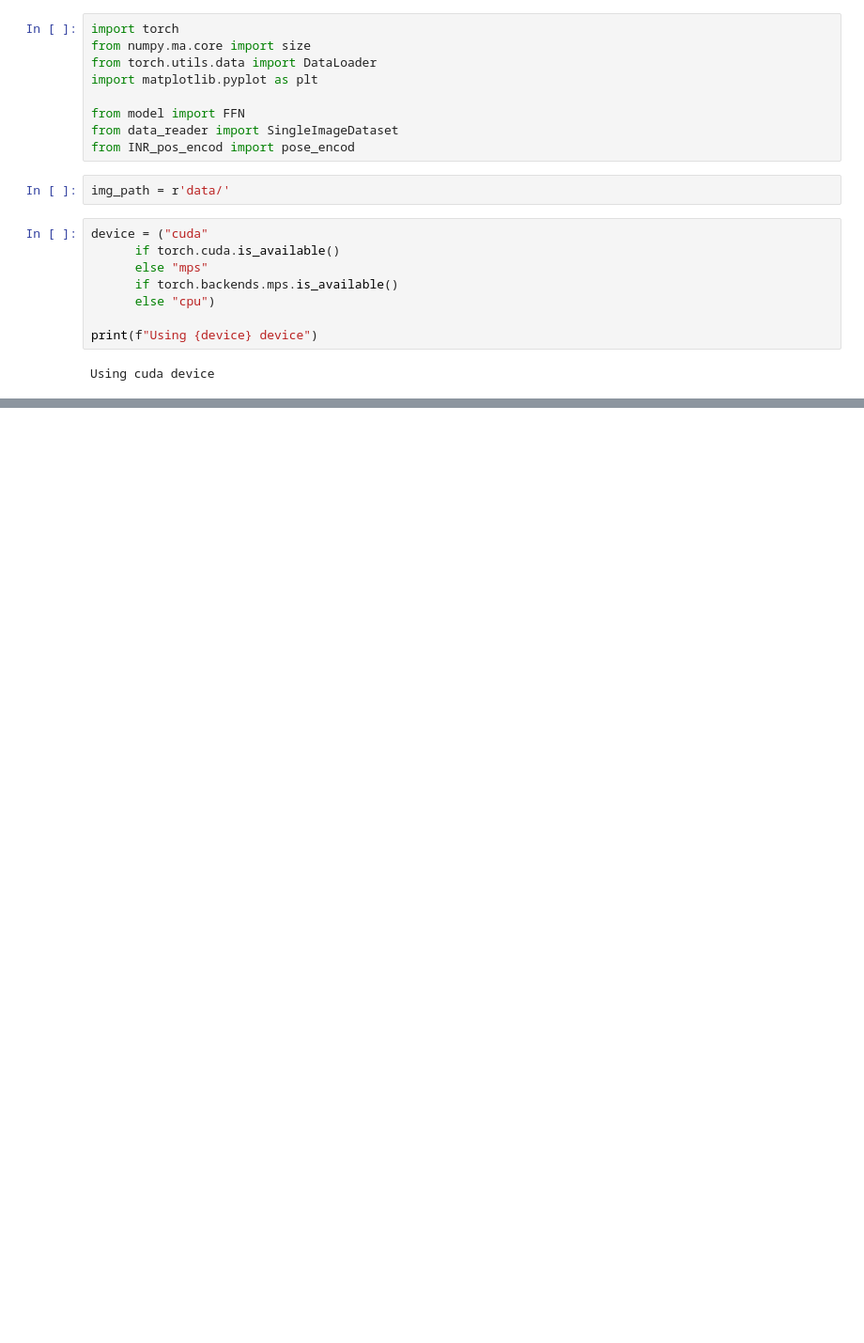
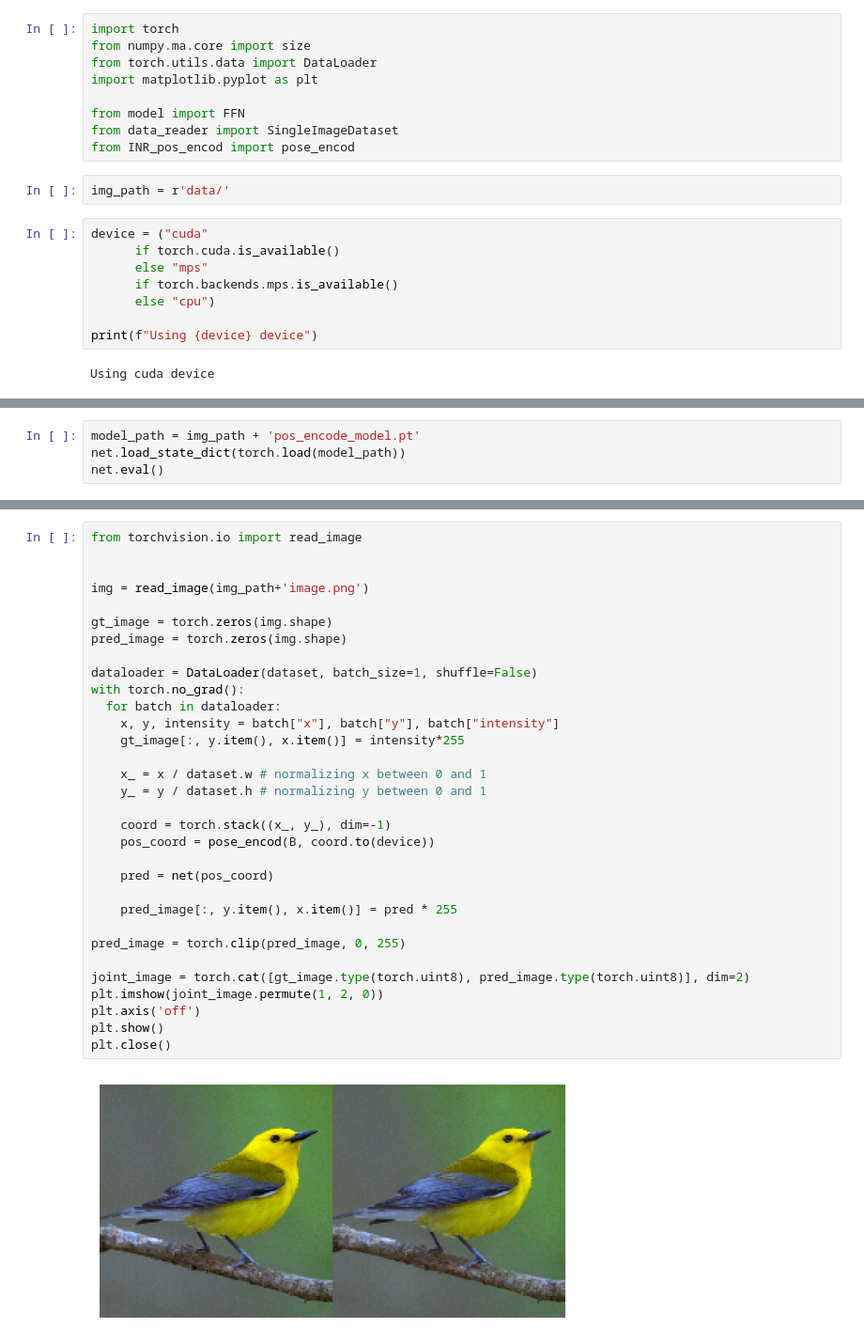
Before and after one commit to ychen921/Implicit-Neural-Representation, a Jupyter notebook: train_pos_encode.ipynb, the cells around one changed output, grey strips where cells are left out. Shown at 94% size. Drawn from its saved outputs; the diff is of its cells as text; blank space fills up the shorter version.

Commit message:
positional encoding update

```diff
--- a/train_pos_encode.ipynb
+++ b/train_pos_encode.ipynb
@@ -94,0 +95,4 @@ plt.show()
+# %%
+model_path = img_path + 'pos_encode_model.pt'
+net.load_state_dict(torch.load(model_path))
+net.eval()
@@ -94,0 +111,34 @@ plt.show()
+# %%
+from torchvision.io import read_image
+
+
+img = read_image(img_path+'image.png')
+
+gt_image = torch.zeros(img.shape)
+pred_image = torch.zeros(img.shape)
+
+dataloader = DataLoader(dataset, batch_size=1, shuffle=False)
+with torch.no_grad():
+  for batch in dataloader:
+    x, y, intensity = batch["x"], batch["y"], batch["intensity"]
+    gt_image[:, y.item(), x.item()] = intensity*255
+
+    x_ = x / dataset.w # normalizing x between 0 and 1
+    y_ = y / dataset.h # normalizing y between 0 and 1
+
+    coord = torch.stack((x_, y_), dim=-1)
+    pos_coord = pose_encod(B, coord.to(device))
+
+    pred = net(pos_coord)
+
+    pred_image[:, y.item(), x.item()] = pred * 255
+
+pred_image = torch.clip(pred_image, 0, 255)
+
+joint_image = torch.cat([gt_image.type(torch.uint8), pred_image.type(torch.uint8)], dim=2)
+plt.imshow(joint_image.permute(1, 2, 0))
+plt.axis('off')
+plt.show()
+plt.close()
+# %% [output]
+[figure, added]
```
Also changed, not shown: parts of 5 cells of this notebook, 2 other files.
